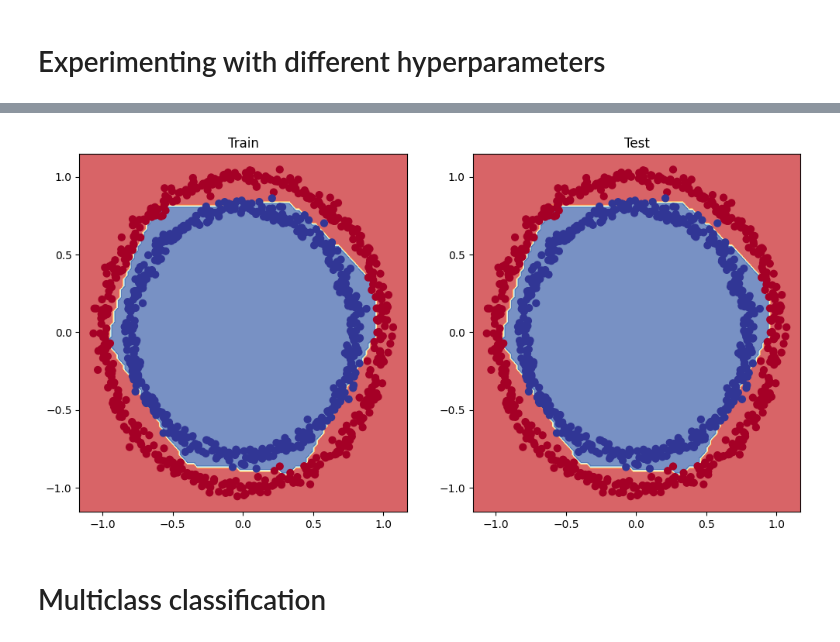
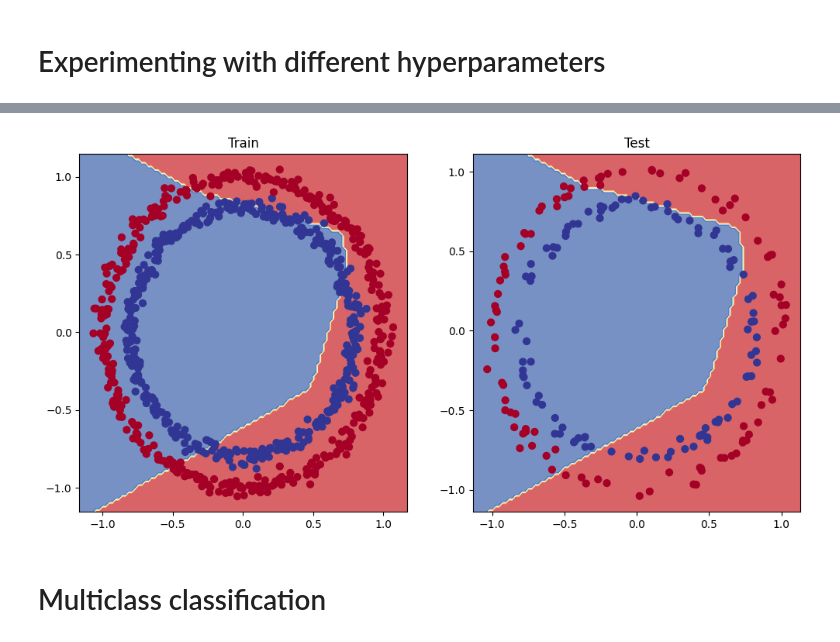
Before and after one commit to LucasSavassa/computer-vision, a Jupyter notebook: 2-neural-network-classification.ipynb, the cells around one changed output, grey strips where cells are left out. Drawn from its saved outputs; the diff is of its cells as text; code cells hidden in the pictures.

```diff
--- a/2-neural-network-classification.ipynb
+++ b/2-neural-network-classification.ipynb
@@ -489,14 +489,14 @@ Epoch: 990 | Loss: 0.52460 | Accuracy: 95.00
 # %%
 # Plot decision boundaries for training and test sets
 plt.figure(figsize=(12, 6))
 plt.subplot(1, 2, 1)
 plt.title("Train")
-plot_decision_boundary(model, x, y)
+plot_decision_boundary(model, xt, yt)
 plt.subplot(1, 2, 2)
 plt.title("Test")
-plot_decision_boundary(model, x, y)
+plot_decision_boundary(model, xv, yv)
 # %% [output]
-[figure, old version]
+[figure, new version]
 # %% [markdown]
 # Multiclass classification
 # %% [markdown]
```
Also changed, not shown: parts of 29 cells of this notebook.
